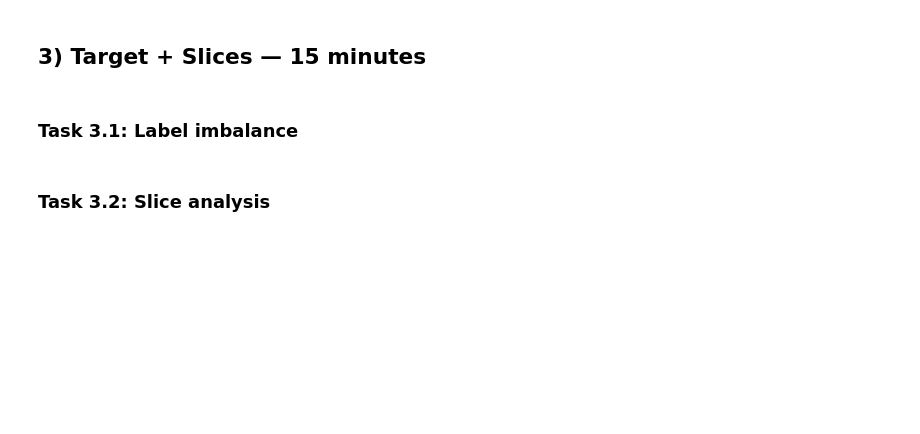
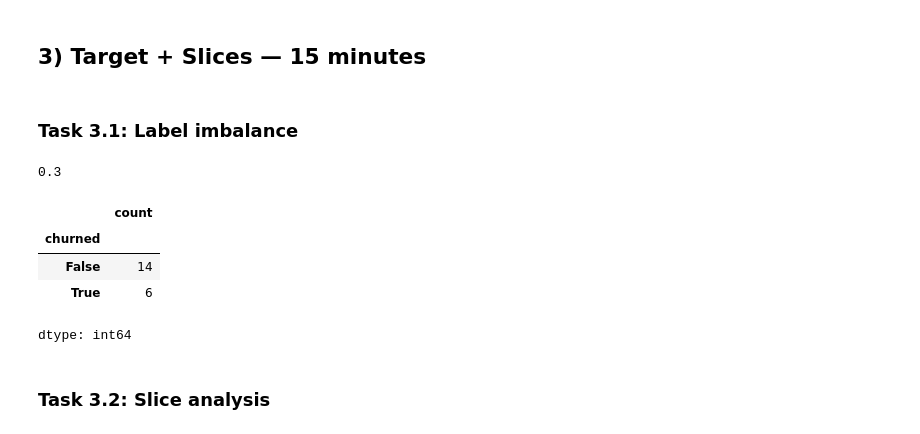
Before and after one commit to super30admin/EDA, a Jupyter notebook: eda_student_lab.ipynb, the cells around one changed output. Cells and saved outputs as stored; diff of their text form; code cells hidden in the pictures; blank space fills up the shorter version.

```diff
--- a/eda_student_lab.ipynb
+++ b/eda_student_lab.ipynb
@@ -112,3 +145,18 @@ counts
+# %%
+# TODO: compute churn rate and counts
+churn_rate = df['churned'].mean()
+counts = df['churned'].value_counts()
+print(churn_rate)
+counts
+
+# Checkpoint: which metric would you choose (accuracy vs F1 vs PR-AUC) and why? becuase churn is typically imbalanced, accuracy is misleading (a model predicting "no churn" can look good). F1 is better when we care about precision and recall for the positive class, while PR-AUC is preferred when churn is rare and you want a threshold-independent measure focused on positive-class performance. In practice, PR-AUC is the most informative for churn detection under imbalance.
+# %% [output]
+0.3
+|  | count |
+| churned |  |
+| False | 14 |
+| True | 6 |
+dtype: int64
 # %% [markdown]
 ### Task 3.2: Slice analysis
 # %%
```
Also changed, not shown: parts of 10 cells of this notebook, 1 other file.
